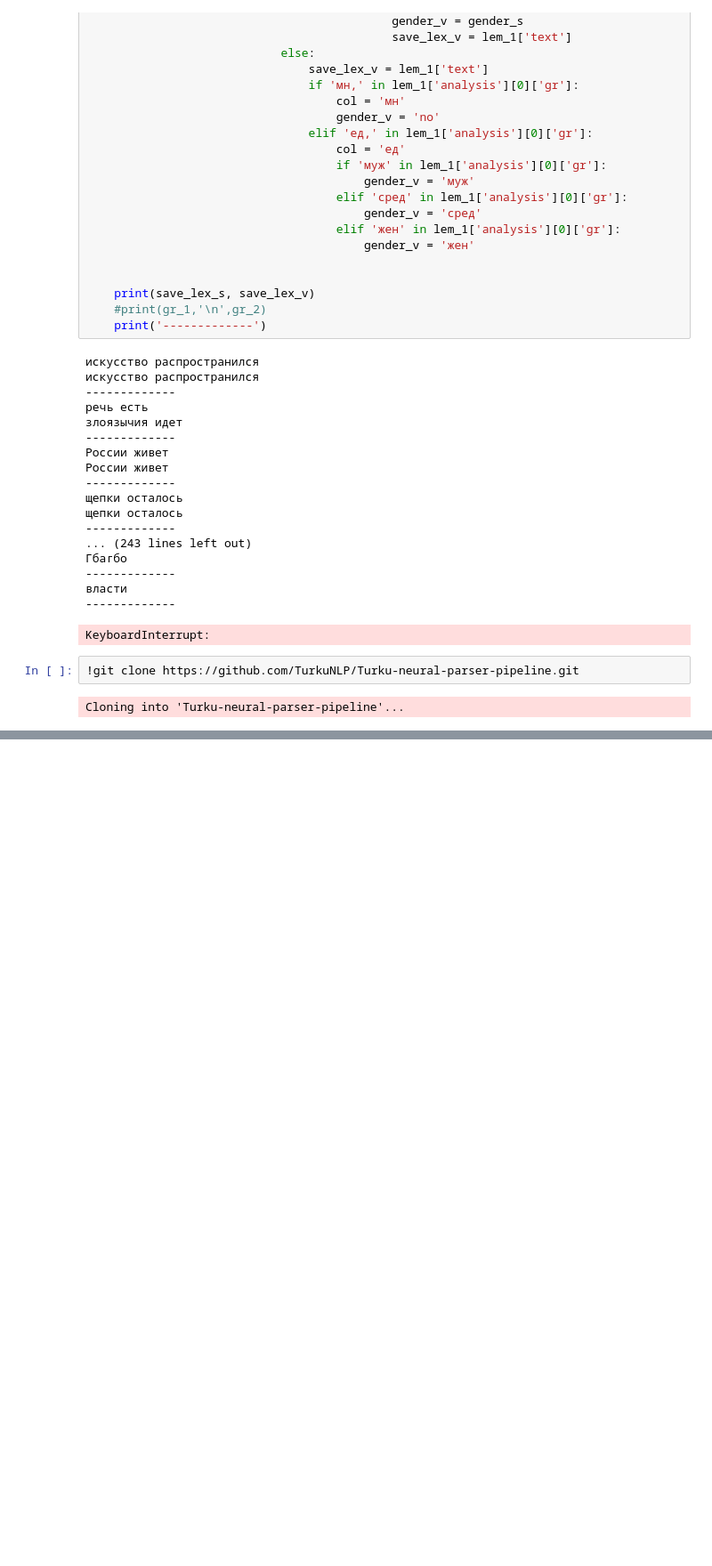
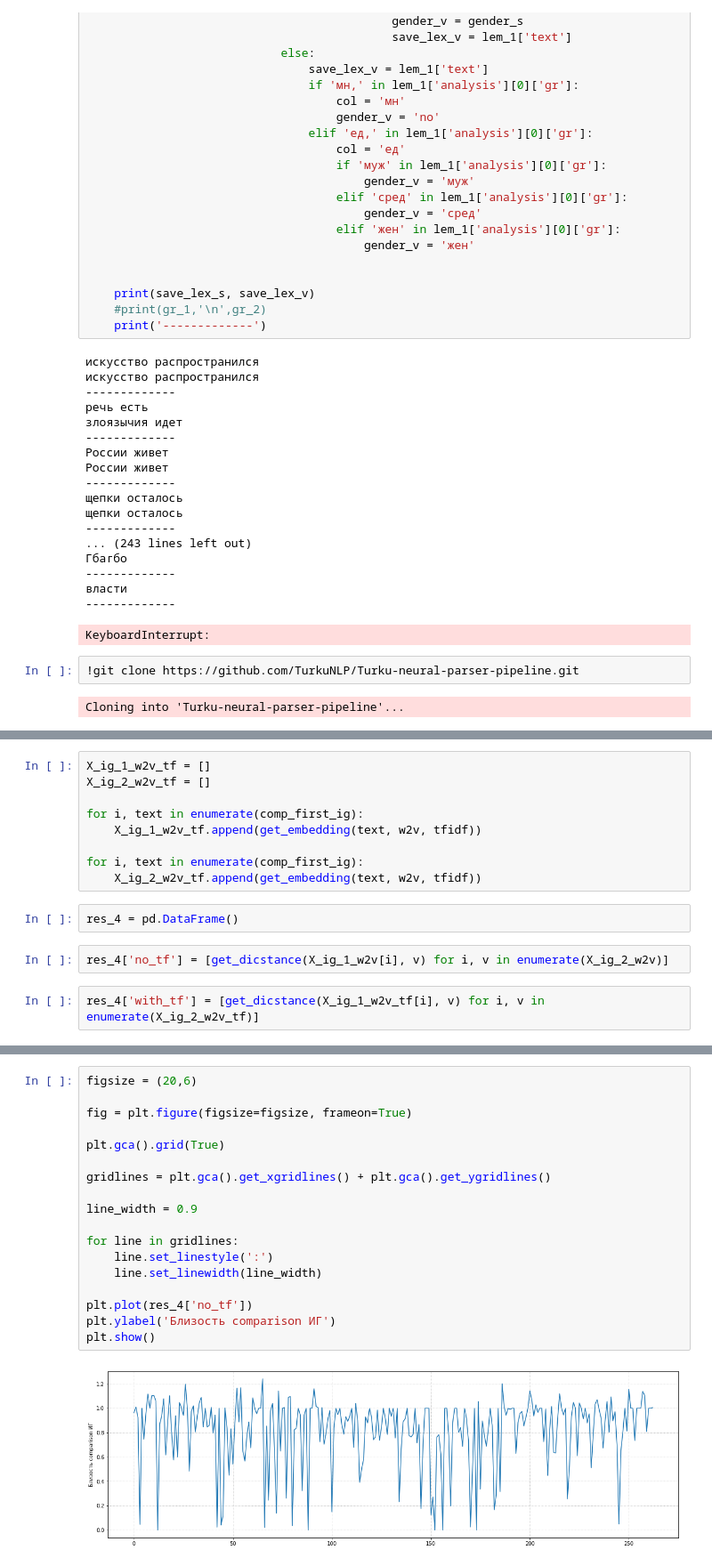
Before and after one commit to tududundra/aAaAAA, a Jupyter notebook: Untitled.ipynb, the cells around one changed output, grey strips where cells are left out. Shown at 89% size. Drawn from its saved outputs; the diff is of its cells as text; blank space fills up the shorter version.

```diff
--- a/Untitled.ipynb
+++ b/Untitled.ipynb
@@ -1750,0 +2493,15 @@ ModuleNotFoundError: No module named 'tensorflow'
+# %%
+X_ig_1_w2v_tf = []
+X_ig_2_w2v_tf = []
+
+for i, text in enumerate(comp_first_ig):
+    X_ig_1_w2v_tf.append(get_embedding(text, w2v, tfidf))
+
+for i, text in enumerate(comp_first_ig):
+    X_ig_2_w2v_tf.append(get_embedding(text, w2v, tfidf))
+# %%
+res_4 = pd.DataFrame()
+# %%
+res_4['no_tf'] = [get_dicstance(X_ig_1_w2v[i], v) for i, v in enumerate(X_ig_2_w2v)]
+# %%
+res_4['with_tf'] = [get_dicstance(X_ig_1_w2v_tf[i], v) for i, v in enumerate(X_ig_2_w2v_tf)]
@@ -1750,0 +2517,20 @@ ModuleNotFoundError: No module named 'tensorflow'
+# %%
+figsize = (20,6)
+
+fig = plt.figure(figsize=figsize, frameon=True)
+
+plt.gca().grid(True)
+
+gridlines = plt.gca().get_xgridlines() + plt.gca().get_ygridlines()
+
+line_width = 0.9
+
+for line in gridlines:
+    line.set_linestyle(':')
+    line.set_linewidth(line_width)
+
+plt.plot(res_4['no_tf'])
+plt.ylabel('Близость comparison ИГ')
+plt.show()
+# %% [output]
+[figure, added]
```
Also changed, not shown: parts of 115 cells of this notebook.
